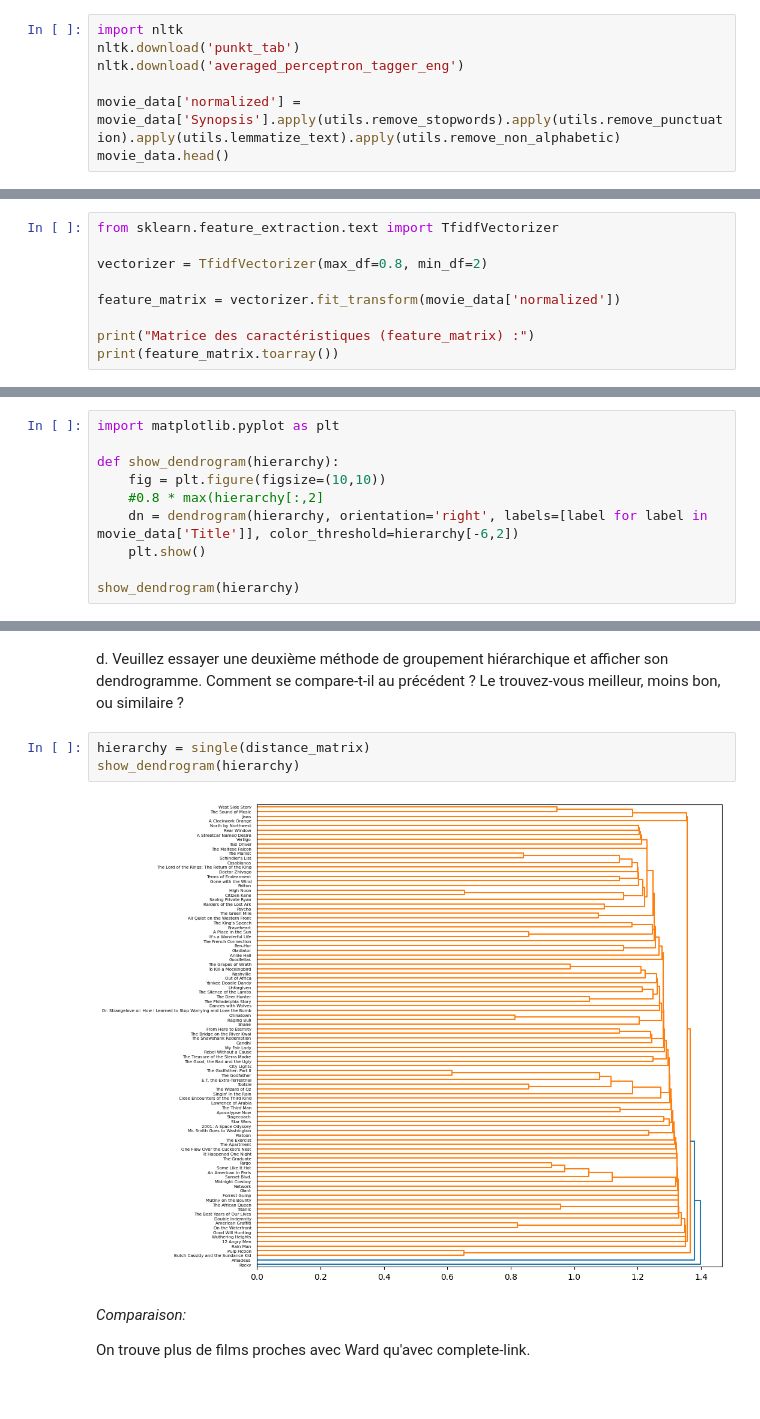
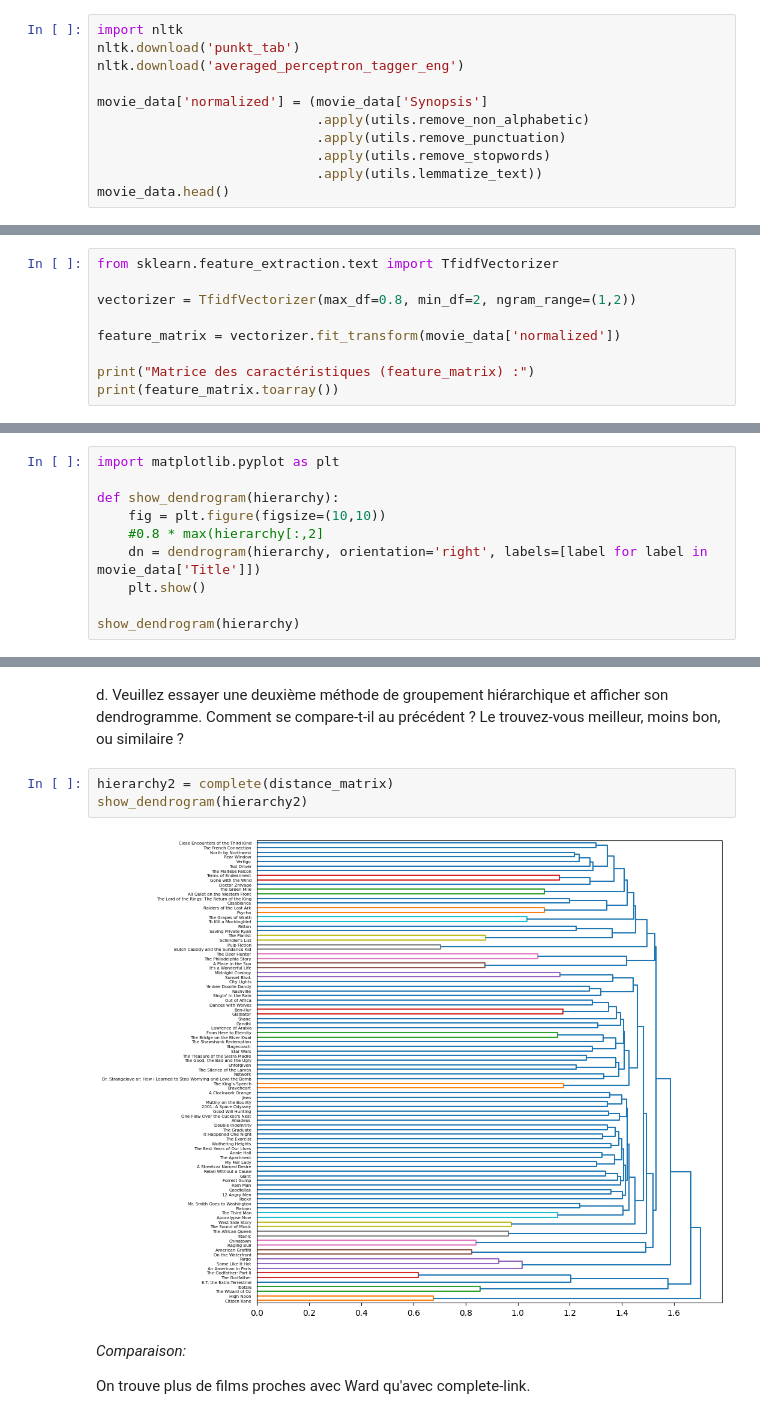
Before and after one commit to Raynobrak/heigvd-labos-apn, a Jupyter notebook: Labo3/Labo3_Groupement_hiérarchique_RemiLucas.ipynb, the cells around one changed output, grey strips where cells are left out. Saved outputs shown, nothing was run; the diff lists cells and outputs as text.

```diff
--- a/Labo3/Labo3_Groupement_hiérarchique_RemiLucas.ipynb
+++ b/Labo3/Labo3_Groupement_hiérarchique_RemiLucas.ipynb
@@ -41,7 +41,11 @@ import nltk
 nltk.download('punkt_tab')
 nltk.download('averaged_perceptron_tagger_eng')
 
-movie_data['normalized'] = movie_data['Synopsis'].apply(utils.remove_stopwords).apply(utils.remove_punctuation).apply(utils.lemmatize_text).apply(utils.remove_non_alphabetic)
+movie_data['normalized'] = (movie_data['Synopsis']
+                            .apply(utils.remove_non_alphabetic)
+                            .apply(utils.remove_punctuation)
+                            .apply(utils.remove_stopwords)
+                            .apply(utils.lemmatize_text))
 movie_data.head()
 # %% [output]
 [nltk_data] Downloading package punkt_tab to
@@ -104,7 +108,7 @@ a. Veuillez créer les vecteurs dans un tableau appelé `feature_matrix`, avec a
 # %%
 from sklearn.feature_extraction.text import TfidfVectorizer
 
-vectorizer = TfidfVectorizer(max_df=0.8, min_df=2)
+vectorizer = TfidfVectorizer(max_df=0.8, min_df=2, ngram_range=(1,2))
 
 feature_matrix = vectorizer.fit_transform(movie_data['normalized'])
 
@@ -186,7 +189,7 @@ import matplotlib.pyplot as plt
 def show_dendrogram(hierarchy):
     fig = plt.figure(figsize=(10,10))
     #0.8 * max(hierarchy[:,2]
-    dn = dendrogram(hierarchy, orientation='right', labels=[label for label in movie_data['Title']], color_threshold=hierarchy[-6,2])
+    dn = dendrogram(hierarchy, orientation='right', labels=[label for label in movie_data['Title']])
     plt.show()
 
 show_dendrogram(hierarchy)
@@ -195,10 +198,10 @@ show_dendrogram(hierarchy)
 # %% [markdown]
 d. Veuillez essayer une deuxième méthode de groupement hiérarchique et afficher son dendrogramme.  Comment se compare-t-il au précédent ?  Le trouvez-vous meilleur, moins bon, ou similaire ?
 # %%
-hierarchy = single(distance_matrix)
-show_dendrogram(hierarchy)
+hierarchy2 = complete(distance_matrix)
+show_dendrogram(hierarchy2)
 # %% [output]
-[figure, old version]
+[figure, new version]
 # %% [markdown]
 *Comparaison:*
 
```
Also changed, not shown: parts of 12 cells of this notebook.
